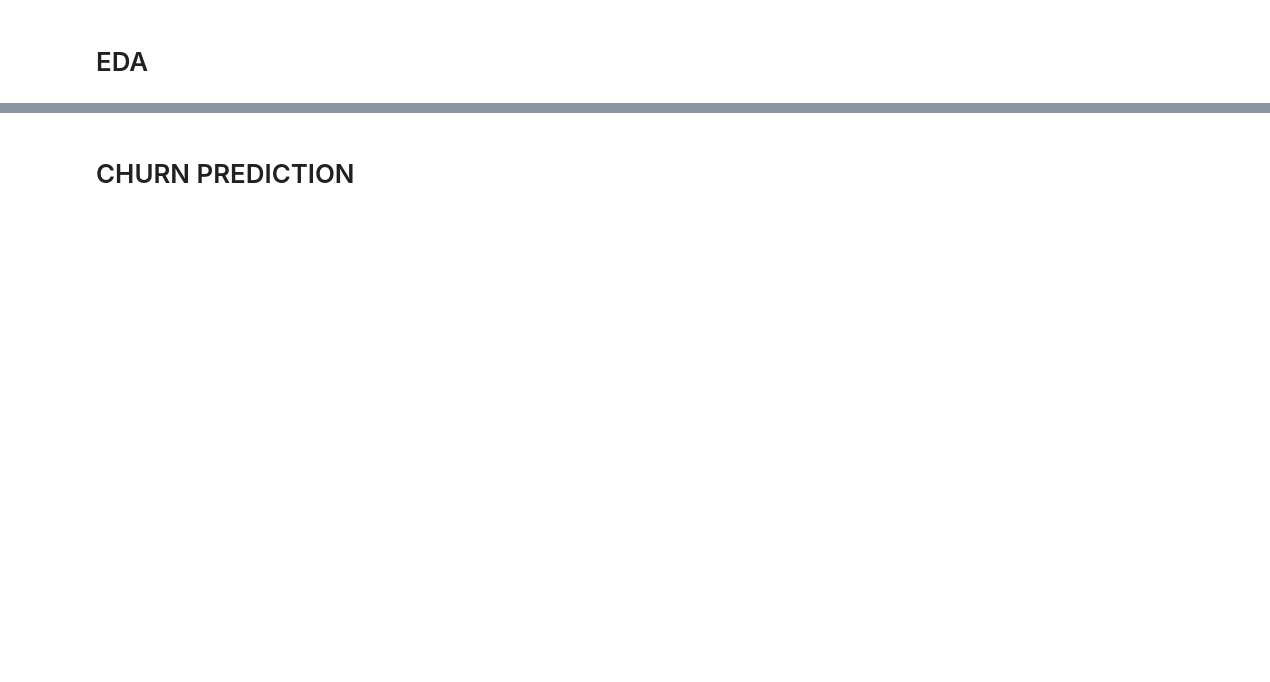
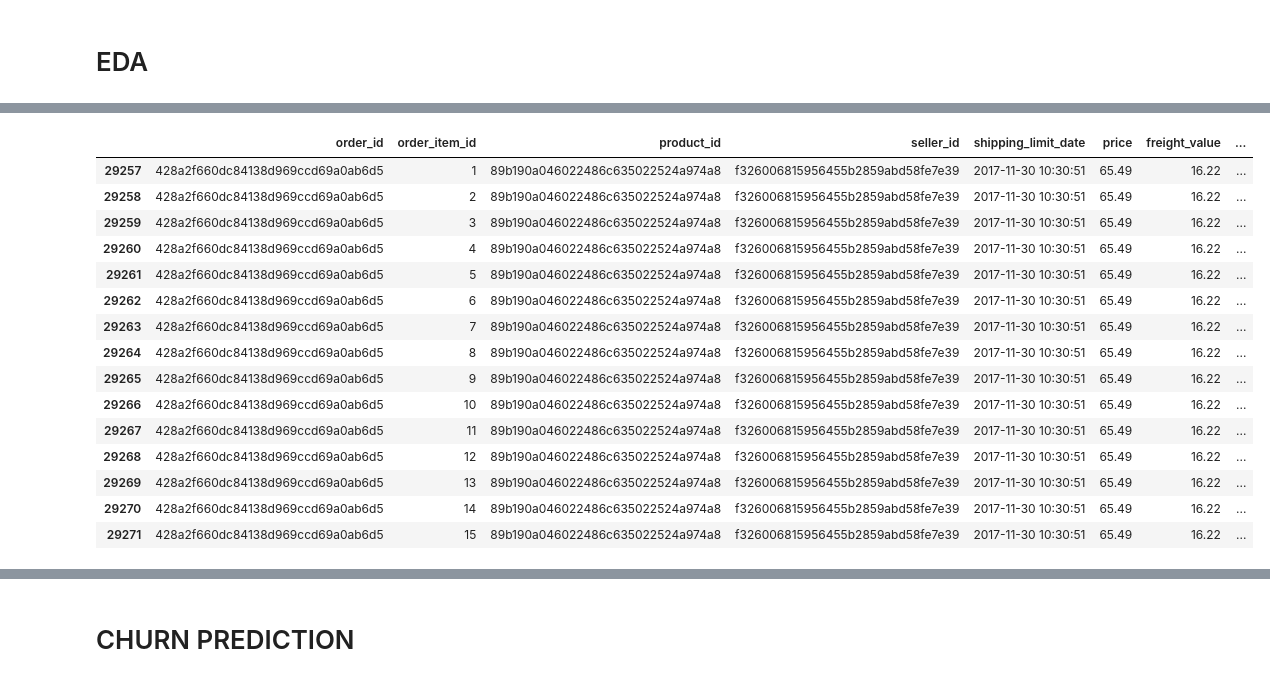
Before and after one commit to stevanus1997/final_project_alpha, a Jupyter notebook: brazillian_olist.ipynb, the cells around one changed output, grey strips where cells are left out. Drawn from its saved outputs; the diff is of its cells as text; code cells hidden in the pictures; blank space fills up the shorter version.

Commit message:
dataframe baru untuk modelling

```diff
--- a/brazillian_olist.ipynb
+++ b/brazillian_olist.ipynb
@@ -94,0 +319,15 @@ Faktor yang akan diidentifikasi berdasarkan:
+# %%
+import pandas as pd
+
+# Misalkan 'products' adalah DataFrame yang sudah ada
+
+# Membuat kolom 'product_volume_cm3' dengan perkalian antara product_length_cm, product_height_cm, dan product_width_cm
+products['product_volume_cm3'] = products['product_length_cm'] * products['product_height_cm'] * products['product_width_cm']
+
+# Membuat DataFrame baru dengan kolom yang diinginkan
+products_new = products[['product_id', 'product_category_name', 'product_name_lenght',
+                         'product_description_lenght', 'product_photos_qty',
+                         'product_weight_g', 'product_volume_cm3']]
+
+# Tampilkan hasil
+products_new.sample(5)
@@ -94,0 +341,3 @@ Faktor yang akan diidentifikasi berdasarkan:
+# %%
+#digabungkan ke items dataset
+items = items.merge(products_new, how='left', on='product_id')
@@ -94,0 +382,19 @@ Faktor yang akan diidentifikasi berdasarkan:
+# %%
+items[items['order_id'] == '428a2f660dc84138d969ccd69a0ab6d5']
+# %% [output]
+|  | order_id | order_item_id | product_id | seller_id | shipping_limit_date | price | freight_value | ... |
+| 29257 | 428a2f660dc84138d969ccd69a0ab6d5 | 1 | 89b190a046022486c635022524a974a8 | f326006815956455b2859abd58fe7e39 | 2017-11-30 10:30:51 | 65.49 | 16.22 | ... |
+| 29258 | 428a2f660dc84138d969ccd69a0ab6d5 | 2 | 89b190a046022486c635022524a974a8 | f326006815956455b2859abd58fe7e39 | 2017-11-30 10:30:51 | 65.49 | 16.22 | ... |
+| 29259 | 428a2f660dc84138d969ccd69a0ab6d5 | 3 | 89b190a046022486c635022524a974a8 | f326006815956455b2859abd58fe7e39 | 2017-11-30 10:30:51 | 65.49 | 16.22 | ... |
+| 29260 | 428a2f660dc84138d969ccd69a0ab6d5 | 4 | 89b190a046022486c635022524a974a8 | f326006815956455b2859abd58fe7e39 | 2017-11-30 10:30:51 | 65.49 | 16.22 | ... |
+| 29261 | 428a2f660dc84138d969ccd69a0ab6d5 | 5 | 89b190a046022486c635022524a974a8 | f326006815956455b2859abd58fe7e39 | 2017-11-30 10:30:51 | 65.49 | 16.22 | ... |
+| 29262 | 428a2f660dc84138d969ccd69a0ab6d5 | 6 | 89b190a046022486c635022524a974a8 | f326006815956455b2859abd58fe7e39 | 2017-11-30 10:30:51 | 65.49 | 16.22 | ... |
+| 29263 | 428a2f660dc84138d969ccd69a0ab6d5 | 7 | 89b190a046022486c635022524a974a8 | f326006815956455b2859abd58fe7e39 | 2017-11-30 10:30:51 | 65.49 | 16.22 | ... |
+| 29264 | 428a2f660dc84138d969ccd69a0ab6d5 | 8 | 89b190a046022486c635022524a974a8 | f326006815956455b2859abd58fe7e39 | 2017-11-30 10:30:51 | 65.49 | 16.22 | ... |
+| 29265 | 428a2f660dc84138d969ccd69a0ab6d5 | 9 | 89b190a046022486c635022524a974a8 | f326006815956455b2859abd58fe7e39 | 2017-11-30 10:30:51 | 65.49 | 16.22 | ... |
+| 29266 | 428a2f660dc84138d969ccd69a0ab6d5 | 10 | 89b190a046022486c635022524a974a8 | f326006815956455b2859abd58fe7e39 | 2017-11-30 10:30:51 | 65.49 | 16.22 | ... |
+| 29267 | 428a2f660dc84138d969ccd69a0ab6d5 | 11 | 89b190a046022486c635022524a974a8 | f326006815956455b2859abd58fe7e39 | 2017-11-30 10:30:51 | 65.49 | 16.22 | ... |
+| 29268 | 428a2f660dc84138d969ccd69a0ab6d5 | 12 | 89b190a046022486c635022524a974a8 | f326006815956455b2859abd58fe7e39 | 2017-11-30 10:30:51 | 65.49 | 16.22 | ... |
+| 29269 | 428a2f660dc84138d969ccd69a0ab6d5 | 13 | 89b190a046022486c635022524a974a8 | f326006815956455b2859abd58fe7e39 | 2017-11-30 10:30:51 | 65.49 | 16.22 | ... |
+| 29270 | 428a2f660dc84138d969ccd69a0ab6d5 | 14 | 89b190a046022486c635022524a974a8 | f326006815956455b2859abd58fe7e39 | 2017-11-30 10:30:51 | 65.49 | 16.22 | ... |
+| 29271 | 428a2f660dc84138d969ccd69a0ab6d5 | 15 | 89b190a046022486c635022524a974a8 | f326006815956455b2859abd58fe7e39 | 2017-11-30 10:30:51 | 65.49 | 16.22 | ... |
```
Also changed, not shown: parts of 40 cells of this notebook.
